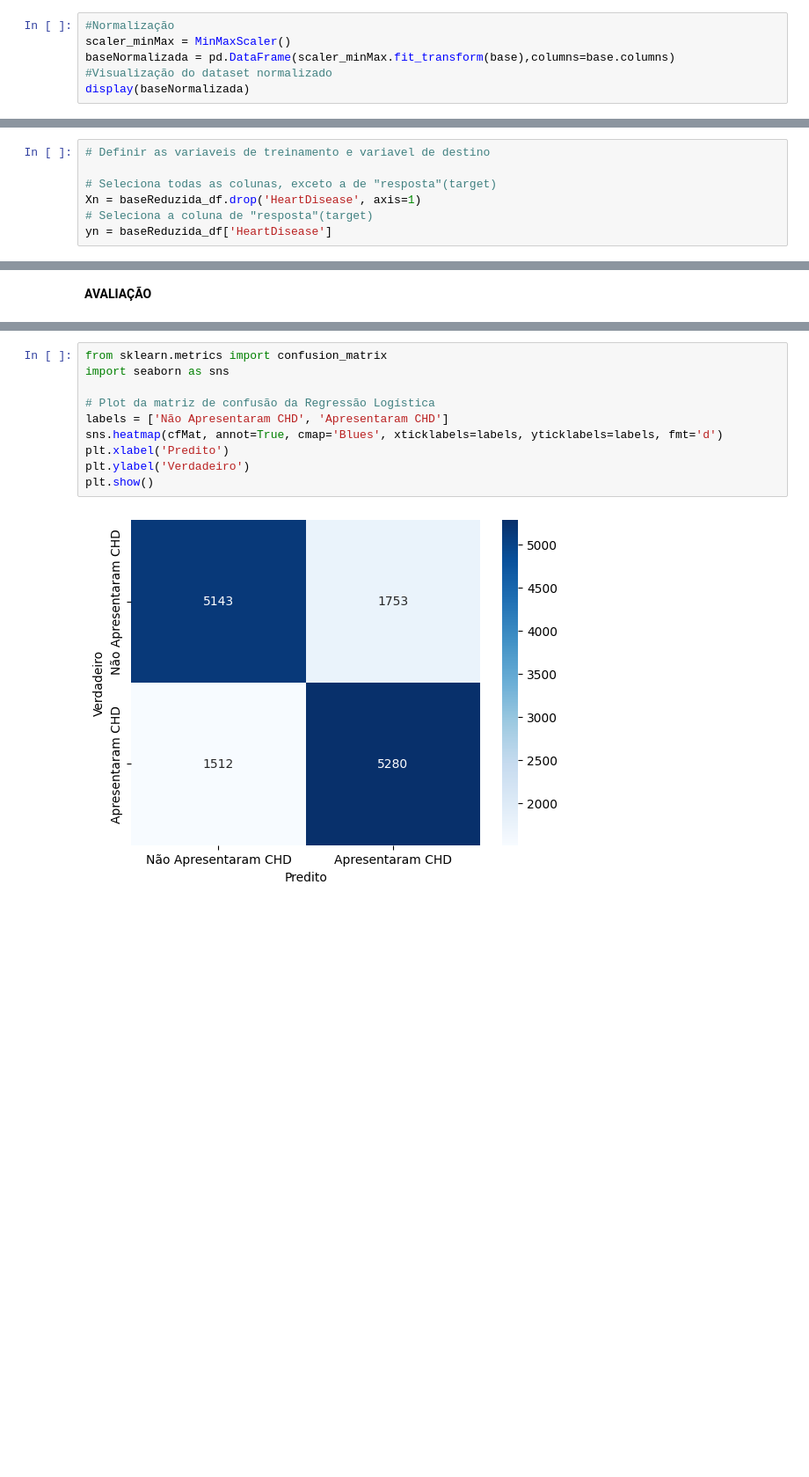
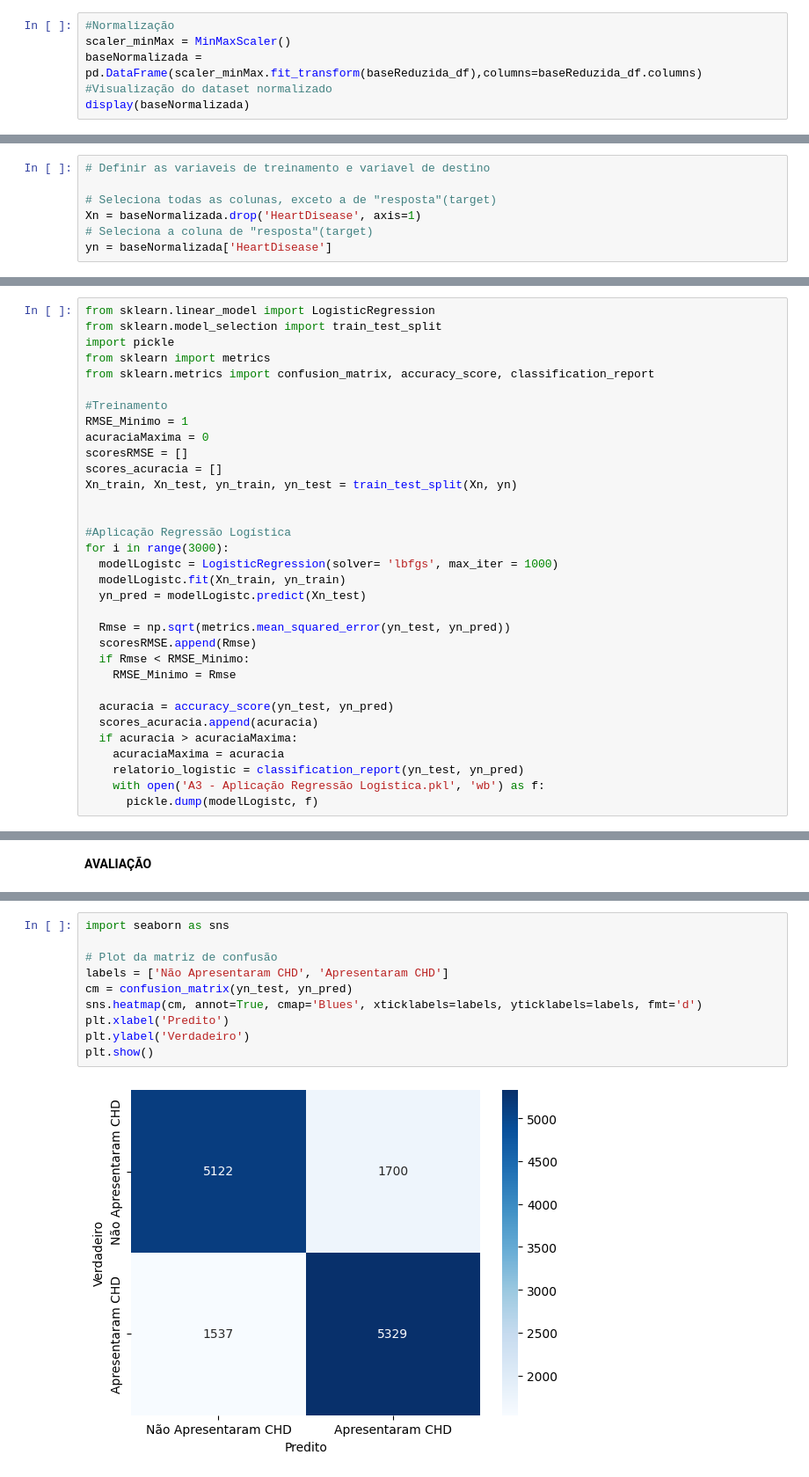
Before and after one commit to Webster-Rodrigues/Regressao_Logistica_I.A, a Jupyter notebook: Regressão_Logística.ipynb, the cells around one changed output, grey strips where cells are left out. Shown: that part at 88% size. Cells and saved outputs as stored; diff of their text form; blank space fills up the shorter version.

```diff
--- a/Regressão_Logística.ipynb
+++ b/Regressão_Logística.ipynb
@@ -103,7 +123,7 @@ display(base)
 # %%
 #Normalização
 scaler_minMax = MinMaxScaler()
-baseNormalizada = pd.DataFrame(scaler_minMax.fit_transform(base),columns=base.columns)
+baseNormalizada = pd.DataFrame(scaler_minMax.fit_transform(baseReduzida_df),columns=baseReduzida_df.columns)
 #Visualização do dataset normalizado
 display(baseNormalizada)
 # %% [output]
@@ -146,6 +146,6 @@ display(baseReduzida_df)
 # Definir as variaveis de treinamento e variavel de destino
 
 # Seleciona todas as colunas, exceto a de "resposta"(target)
-Xn = baseReduzida_df.drop('HeartDisease', axis=1)
+Xn = baseNormalizada.drop('HeartDisease', axis=1)
 # Seleciona a coluna de "resposta"(target)
-yn = baseReduzida_df['HeartDisease']
+yn = baseNormalizada['HeartDisease']
@@ -167,0 +152,33 @@ array(['0', '0', '0', ..., '1', '0', '0'], dtype=object)
+# %%
+from sklearn.linear_model import LogisticRegression
+from sklearn.model_selection import train_test_split
+import pickle
+from sklearn import metrics
+from sklearn.metrics import confusion_matrix, accuracy_score, classification_report
+
+#Treinamento
+RMSE_Minimo = 1
+acuraciaMaxima = 0
+scoresRMSE = []
+scores_acuracia = []
+Xn_train, Xn_test, yn_train, yn_test = train_test_split(Xn, yn)
+
+
+#Aplicação Regressão Logística
+for i in range(3000):
+  modelLogistc = LogisticRegression(solver= 'lbfgs', max_iter = 1000)
+  modelLogistc.fit(Xn_train, yn_train)
+  yn_pred = modelLogistc.predict(Xn_test)
+
+  Rmse = np.sqrt(metrics.mean_squared_error(yn_test, yn_pred))
+  scoresRMSE.append(Rmse)
+  if Rmse < RMSE_Minimo:
+    RMSE_Minimo = Rmse
+
+  acuracia = accuracy_score(yn_test, yn_pred)
+  scores_acuracia.append(acuracia)
+  if acuracia > acuraciaMaxima:
+    acuraciaMaxima = acuracia
+    relatorio_logistic = classification_report(yn_test, yn_pred)
+    with open('A3 - Aplicação Regressão Logistica.pkl', 'wb') as f:
+      pickle.dump(modelLogistc, f)
@@ -190,15 +202,15 @@ weighted avg       0.76      0.76      0.76     13688
 # %%
-from sklearn.metrics import confusion_matrix
 import seaborn as sns
 
-# Plot da matriz de confusão da Regressão Logística
+# Plot da matriz de confusão
 labels = ['Não Apresentaram CHD', 'Apresentaram CHD']
-sns.heatmap(cfMat, annot=True, cmap='Blues', xticklabels=labels, yticklabels=labels, fmt='d')
+cm = confusion_matrix(yn_test, yn_pred)
+sns.heatmap(cm, annot=True, cmap='Blues', xticklabels=labels, yticklabels=labels, fmt='d')
 plt.xlabel('Predito')
 plt.ylabel('Verdadeiro')
 plt.show()
 # %% [output]
-[figure, old version]
+[figure, new version]
 # %%
 #Exemplo
 
```
Also changed, not shown: parts of 7 cells of this notebook.
